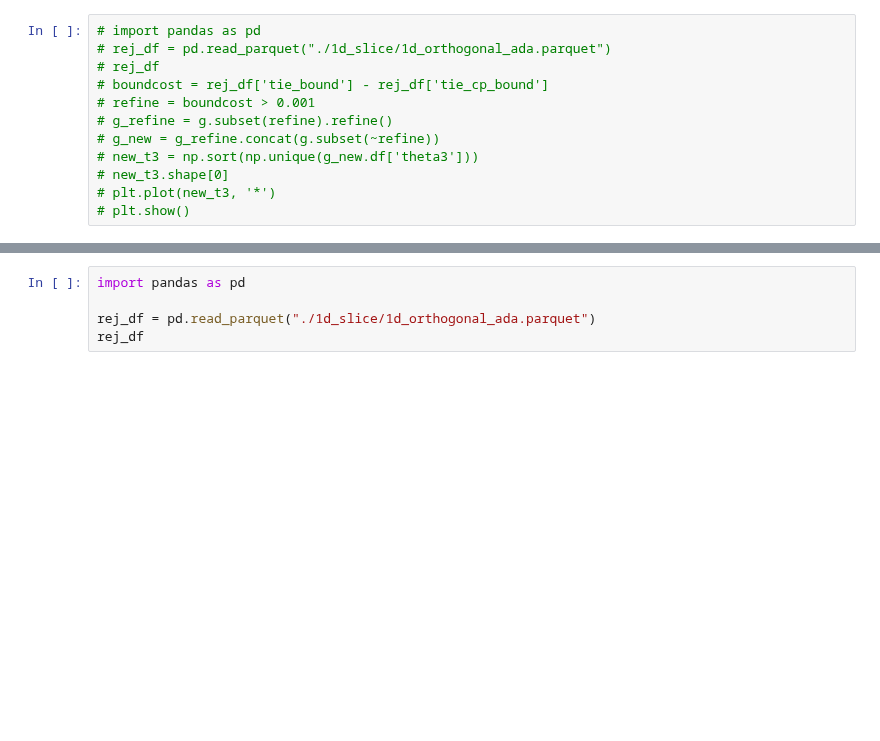
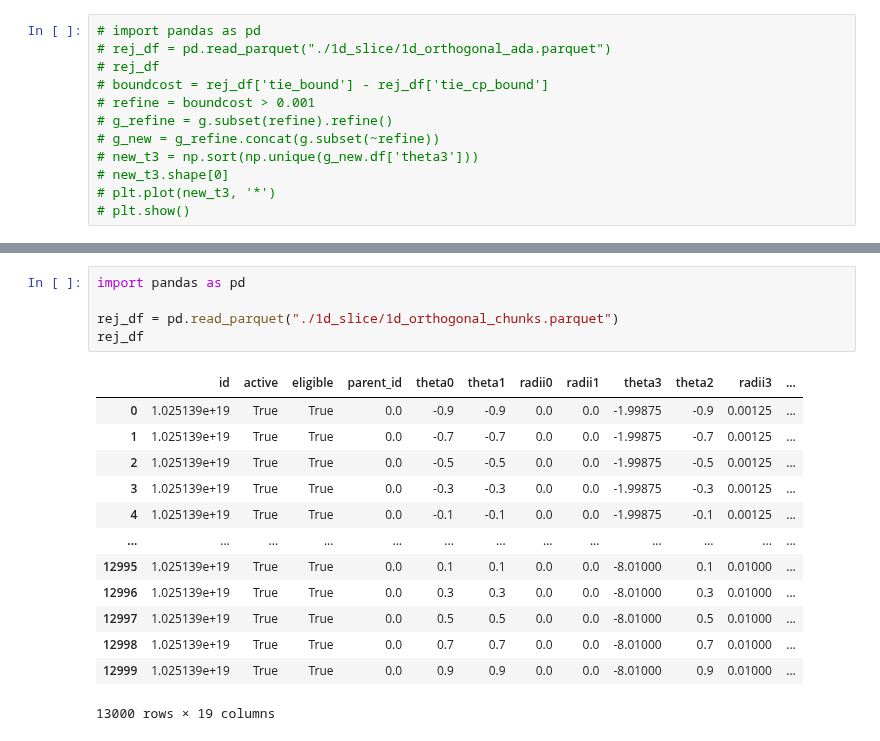
Before and after one commit to Confirm-Solutions/confirmasaurus, a Jupyter notebook: research/paper_figures/lewis_1d_adagrid.ipynb, the cells around one changed output, grey strips where cells are left out. Drawn from its saved outputs; the diff is of its cells as text; blank space fills up the shorter version.

```diff
--- a/research/paper_figures/lewis_1d_adagrid.ipynb
+++ b/research/paper_figures/lewis_1d_adagrid.ipynb
@@ -118,5 +150,19 @@ rej_df.to_parquet("./1d_slice/1d_orthogonal_ada.parquet")
 # %%
 import pandas as pd
 
-rej_df = pd.read_parquet("./1d_slice/1d_orthogonal_ada.parquet")
+rej_df = pd.read_parquet("./1d_slice/1d_orthogonal_chunks.parquet")
 rej_df
+# %% [output]
+|  | id | active | eligible | parent_id | theta0 | theta1 | radii0 | radii1 | theta3 | theta2 | radii3 | ... |
+| 0 | 1.025139e+19 | True | True | 0.0 | -0.9 | -0.9 | 0.0 | 0.0 | -1.99875 | -0.9 | 0.00125 | ... |
+| 1 | 1.025139e+19 | True | True | 0.0 | -0.7 | -0.7 | 0.0 | 0.0 | -1.99875 | -0.7 | 0.00125 | ... |
+| 2 | 1.025139e+19 | True | True | 0.0 | -0.5 | -0.5 | 0.0 | 0.0 | -1.99875 | -0.5 | 0.00125 | ... |
+| 3 | 1.025139e+19 | True | True | 0.0 | -0.3 | -0.3 | 0.0 | 0.0 | -1.99875 | -0.3 | 0.00125 | ... |
+| 4 | 1.025139e+19 | True | True | 0.0 | -0.1 | -0.1 | 0.0 | 0.0 | -1.99875 | -0.1 | 0.00125 | ... |
+| ... | ... | ... | ... | ... | ... | ... | ... | ... | ... | ... | ... | ... |
+| 12995 | 1.025139e+19 | True | True | 0.0 | 0.1 | 0.1 | 0.0 | 0.0 | -8.01000 | 0.1 | 0.01000 | ... |
+| 12996 | 1.025139e+19 | True | True | 0.0 | 0.3 | 0.3 | 0.0 | 0.0 | -8.01000 | 0.3 | 0.01000 | ... |
+| 12997 | 1.025139e+19 | True | True | 0.0 | 0.5 | 0.5 | 0.0 | 0.0 | -8.01000 | 0.5 | 0.01000 | ... |
+| 12998 | 1.025139e+19 | True | True | 0.0 | 0.7 | 0.7 | 0.0 | 0.0 | -8.01000 | 0.7 | 0.01000 | ... |
+| 12999 | 1.025139e+19 | True | True | 0.0 | 0.9 | 0.9 | 0.0 | 0.0 | -8.01000 | 0.9 | 0.01000 | ... |
+13000 rows × 19 columns
```
Also changed, not shown: parts of 11 cells of this notebook, 6 other files.
